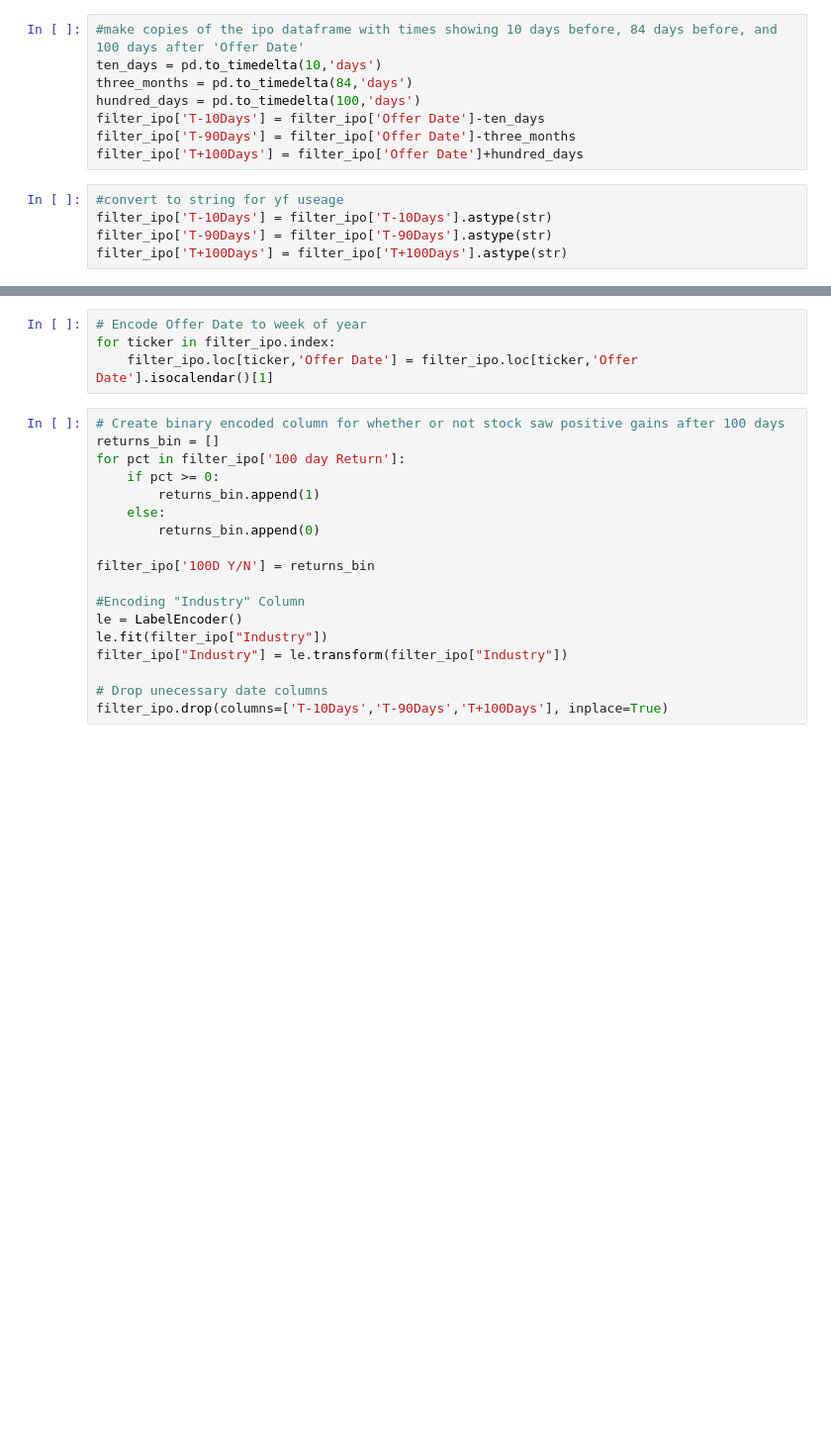
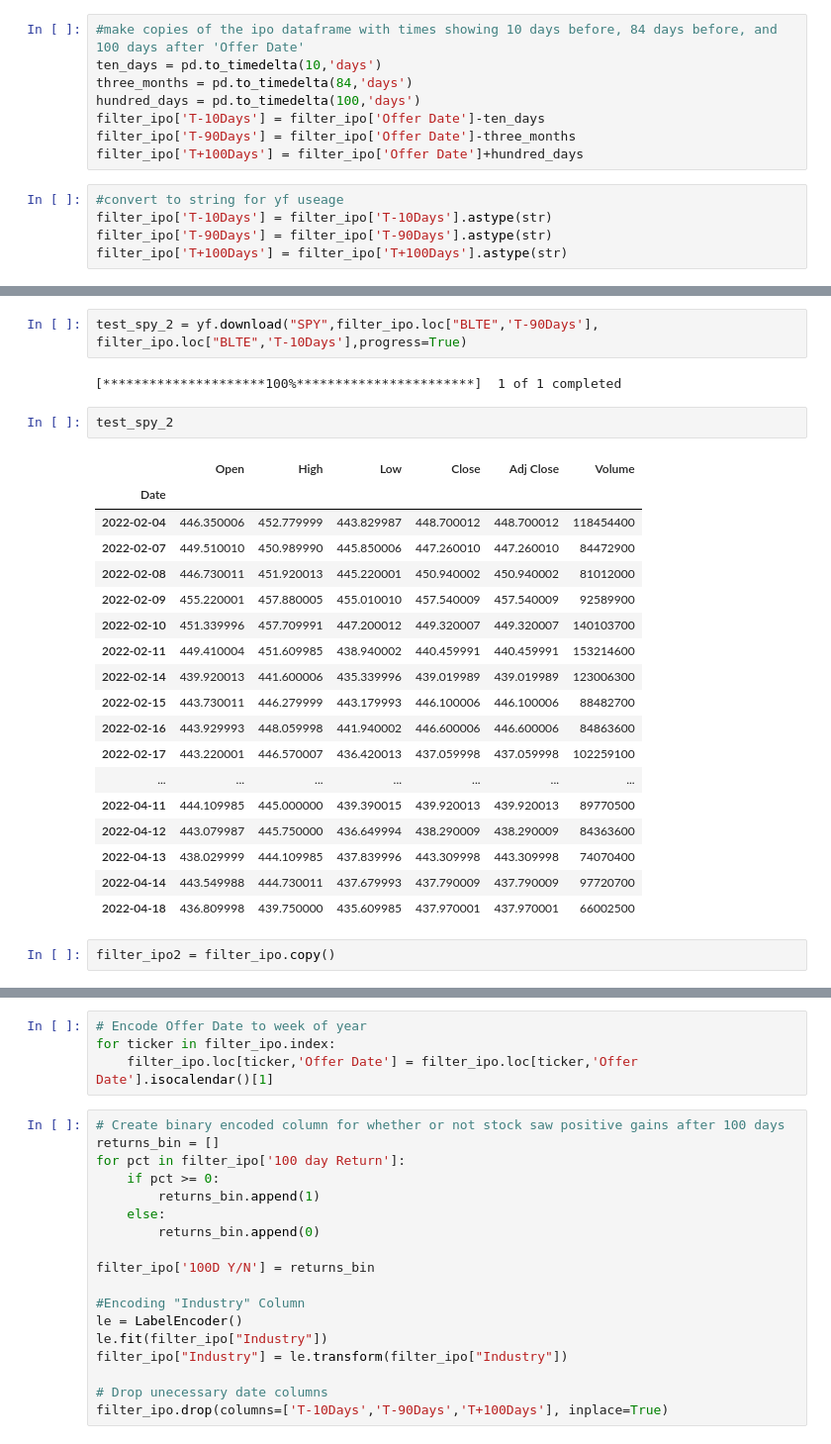
Before and after one commit to StrawhatRA/IPO_Learning, a Jupyter notebook: IPO-2.ipynb, the cells around one changed output, grey strips where cells are left out. Shown: that part at 99% size. Saved outputs shown, nothing was run; the diff lists cells and outputs as text; blank space fills up the shorter version.

```diff
--- a/IPO-2.ipynb
+++ b/IPO-2.ipynb
@@ -63,0 +112,27 @@ filter_ipo['T+100Days'] = filter_ipo['T+100Days'].astype(str)
+# %%
+test_spy_2 = yf.download("SPY",filter_ipo.loc["BLTE",'T-90Days'], filter_ipo.loc["BLTE",'T-10Days'],progress=True)
+# %% [output]
+[*********************100%***********************]  1 of 1 completed
+# %%
+test_spy_2
+# %% [output]
+|  | Open | High | Low | Close | Adj Close | Volume |
+| Date |  |  |  |  |  |  |
+| 2022-02-04 | 446.350006 | 452.779999 | 443.829987 | 448.700012 | 448.700012 | 118454400 |
+| 2022-02-07 | 449.510010 | 450.989990 | 445.850006 | 447.260010 | 447.260010 | 84472900 |
+| 2022-02-08 | 446.730011 | 451.920013 | 445.220001 | 450.940002 | 450.940002 | 81012000 |
+| 2022-02-09 | 455.220001 | 457.880005 | 455.010010 | 457.540009 | 457.540009 | 92589900 |
+| 2022-02-10 | 451.339996 | 457.709991 | 447.200012 | 449.320007 | 449.320007 | 140103700 |
+| 2022-02-11 | 449.410004 | 451.609985 | 438.940002 | 440.459991 | 440.459991 | 153214600 |
+| 2022-02-14 | 439.920013 | 441.600006 | 435.339996 | 439.019989 | 439.019989 | 123006300 |
+| 2022-02-15 | 443.730011 | 446.279999 | 443.179993 | 446.100006 | 446.100006 | 88482700 |
+| 2022-02-16 | 443.929993 | 448.059998 | 441.940002 | 446.600006 | 446.600006 | 84863600 |
+| 2022-02-17 | 443.220001 | 446.570007 | 436.420013 | 437.059998 | 437.059998 | 102259100 |
+| ... | ... | ... | ... | ... | ... | ... |
+| 2022-04-11 | 444.109985 | 445.000000 | 439.390015 | 439.920013 | 439.920013 | 89770500 |
+| 2022-04-12 | 443.079987 | 445.750000 | 436.649994 | 438.290009 | 438.290009 | 84363600 |
+| 2022-04-13 | 438.029999 | 444.109985 | 437.839996 | 443.309998 | 443.309998 | 74070400 |
+| 2022-04-14 | 443.549988 | 444.730011 | 437.679993 | 437.790009 | 437.790009 | 97720700 |
+| 2022-04-18 | 436.809998 | 439.750000 | 435.609985 | 437.970001 | 437.970001 | 66002500 |
+# %%
+filter_ipo2 = filter_ipo.copy()
```
Also changed, not shown: parts of 16 cells of this notebook, 3 other files.
